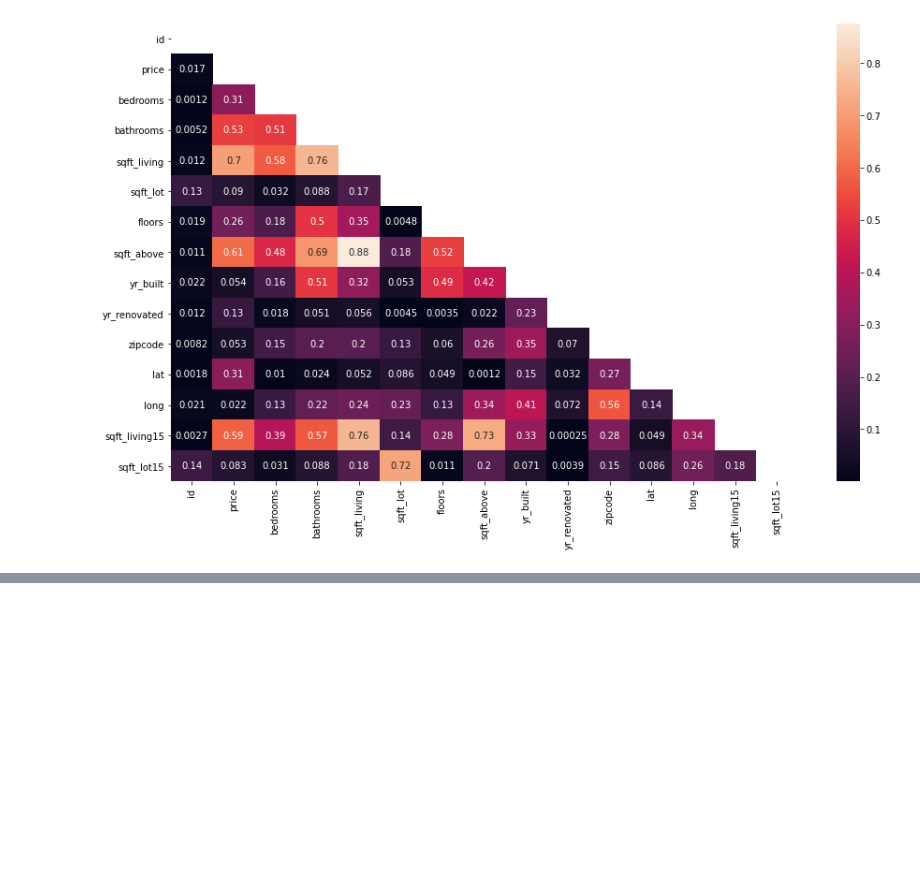
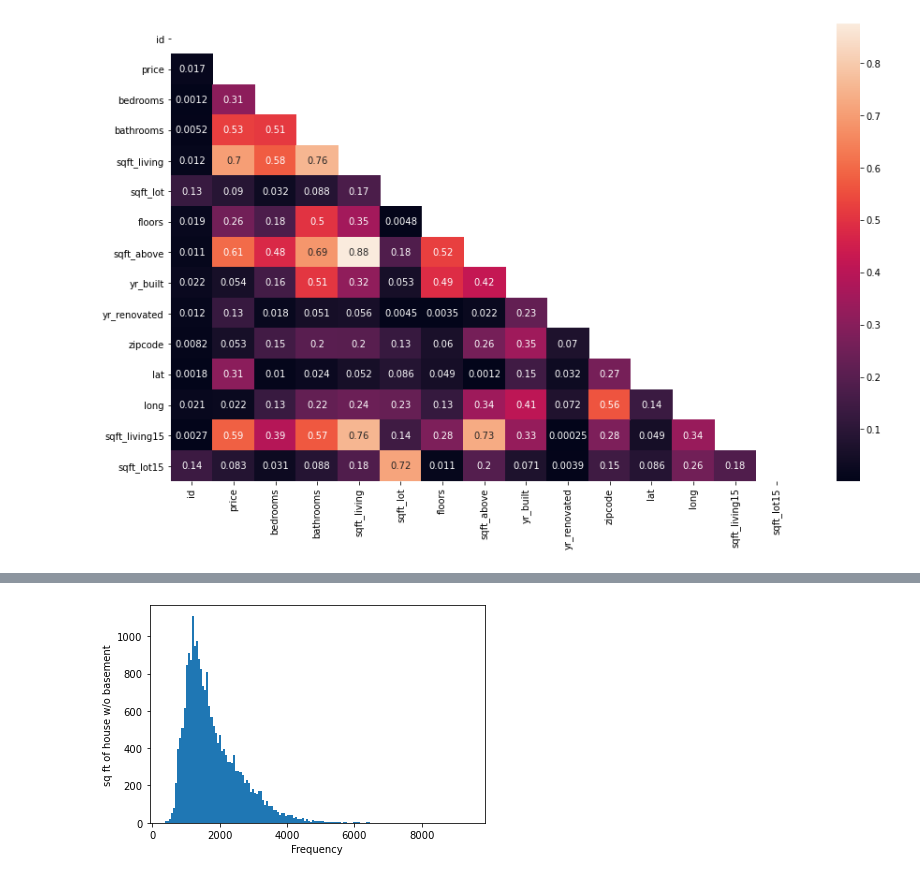
Before and after one commit to kyongminso/phase_2_project, a Jupyter notebook: Kyongmin.ipynb, the cells around one changed output, grey strips where cells are left out. Saved outputs shown, nothing was run; the diff lists cells and outputs as text; code cells hidden in the pictures; blank space fills up the shorter version.

```diff
--- a/Kyongmin.ipynb
+++ b/Kyongmin.ipynb
@@ -73,0 +165,6 @@ plt.hist(np.log(df['sqft_living']), bins = (round(len(df)**.5)));
+# %%
+plt.hist(df['sqft_above'], bins = (round(len(df)**.5)));
+plt.xlabel('Frequency');
+plt.ylabel('sq ft of house w/o basement');
+# %% [output]
+[figure, added]
```
Also changed, not shown: parts of 18 cells of this notebook.
